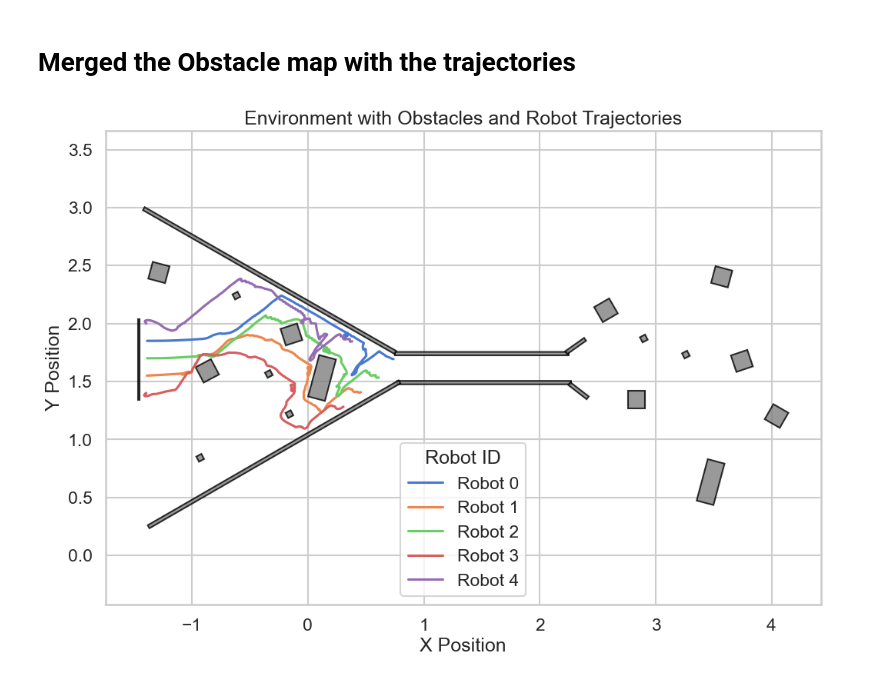
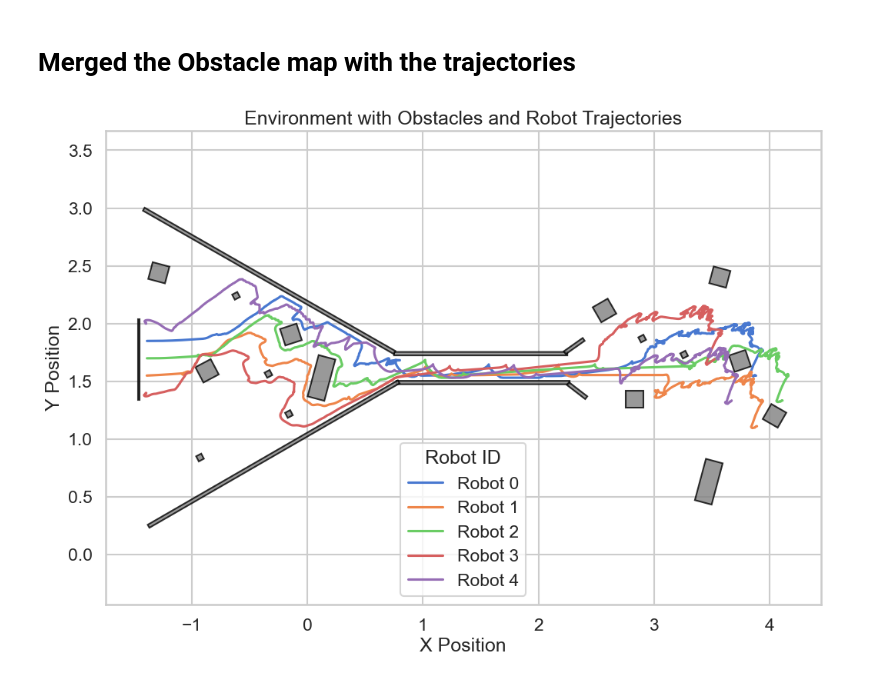
Before and after one commit to antoinehinary/robot_swarm_control, a Jupyter notebook: analysis.ipynb, the cells around one changed output. Cells and saved outputs as stored; diff of their text form; code cells hidden in the pictures.

```diff
--- a/analysis.ipynb
+++ b/analysis.ipynb
@@ -364,7 +331,7 @@ import seaborn as sns
 
 # File paths
 wbt_file = "worlds/topic3.wbt"
-csv_file = "controllers/super/flocking_data.csv"
+csv_file = "controllers/super/full_data.csv"
 
 # Load CSV file
 data = pd.read_csv(csv_file)
@@ -372,7 +339,7 @@ data = pd.read_csv(csv_file)
 # Rename columns for better understanding
 data.columns = ["time", "orientation", "distance", "velocity", "fitness"] + \
                ["x_robot0", "y_robot0", "x_robot1", "y_robot1", "x_robot2", "y_robot2"] + \
-               ["x_robot3", "y_robot3", "x_robot4", "y_robot4"]
+               ["x_robot3", "y_robot3", "x_robot4", "y_robot4", "v_robot0", "v_robot1", "v_robot2", "v_robot3", "v_robot4"]
 
 # Ensure time is in seconds for clarity
 data['time'] = data['time'] / 1000  # Assuming time was logged in milliseconds
@@ -472,31 +439,31 @@ def plot_environment_with_trajectories(obstacles, data):
         x, y, z = obstacle["translation"]
         width, height, depth = obstacle["size"]
         rotation = obstacle["rotation"]
 
         # Calculate rotated rectangle corners
         corners = calculate_corners((x, y), (width, height), rotation)
 
         # Draw polygon for obstacle
         polygon = Polygon(corners, closed=True, edgecolor="black", facecolor="gray", alpha=0.8)
         ax.add_patch(polygon)
 
     # Plot trajectories
     for i in range(5):  # Iterate through the 5 robots
         ax.plot(
             data[f"x_robot{i}"],
             data[f"y_robot{i}"],
             label=f"Robot {i}"
         )
 
     ax.set_title("Environment with Obstacles and Robot Trajectories")
     ax.set_xlabel("X Position")
     ax.set_ylabel("Y Position")
     ax.legend(title="Robot ID")
     plt.grid(True)  # Add grid for better visualization
     plt.axis("equal")  # Keep aspect ratio equal for better spatial representation
     plt.show()
 
 # Call the function to plot
 plot_environment_with_trajectories(obstacles, data)
 # %% [output]
-[figure, old version]
+[figure, new version]
```
Also changed, not shown: parts of 3 cells of this notebook, 2 other files.
